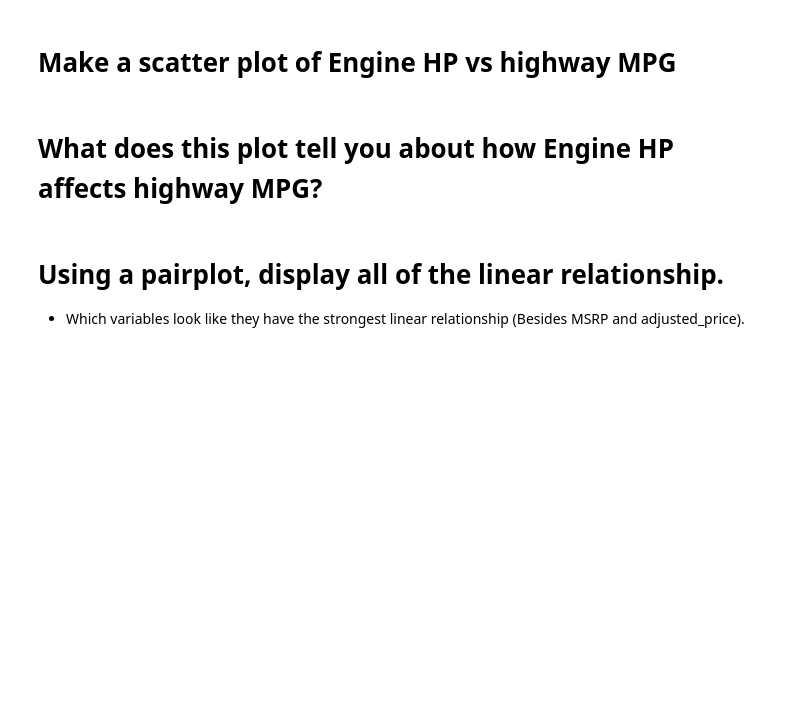
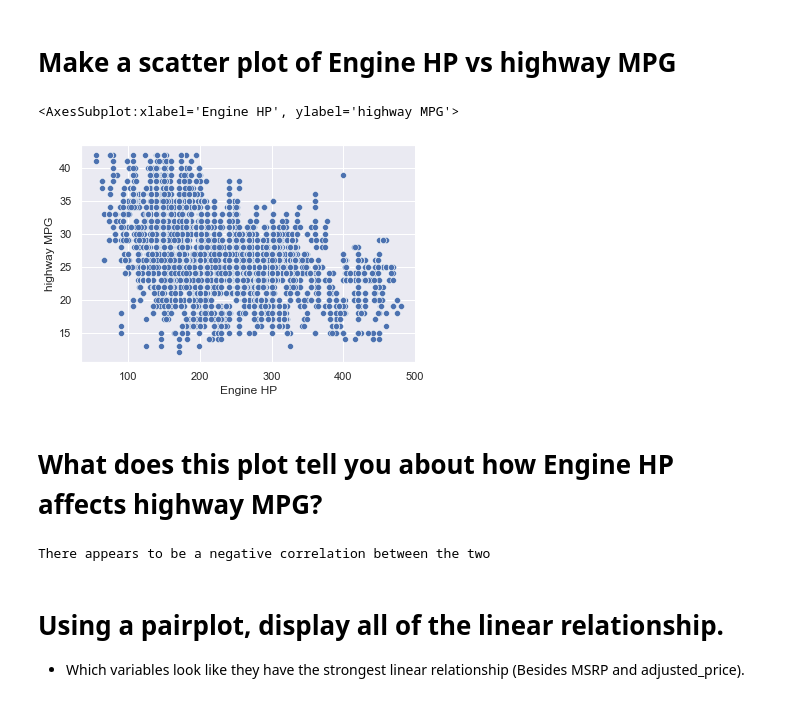
Before and after one commit to SamuelObregon1/2021-fall-data-science, a Jupyter notebook: Week-02-EDA/Exercise-EDA.ipynb, the cells around one changed output. Cells and saved outputs as stored; diff of their text form; code cells hidden in the pictures; blank space fills up the shorter version.

```diff
--- a/Week-02-EDA/Exercise-EDA.ipynb
+++ b/Week-02-EDA/Exercise-EDA.ipynb
@@ -294,12 +332,18 @@ sns.boxplot(data=df,x='highway MPG')
 # Make a scatter plot of Engine HP vs highway MPG
 # %%
 # Make a scatter plot of Engine HP vs highway MPG
+sns.scatterplot(data = df,x="Engine HP",y="highway MPG")
+# %% [output]
+<AxesSubplot:xlabel='Engine HP', ylabel='highway MPG'>
+[figure, added]
 # %% [markdown]
 # What does this plot tell you about how Engine HP affects highway MPG?
 # %%
 # What does this plot tell you about how Engine HP affects highway MPG?
 
-print('Your answer here.')
+print('There appears to be a negative correlation between the two ')
+# %% [output]
+There appears to be a negative correlation between the two
 # %% [markdown]
 # Using a pairplot, display all of the linear relationship.
 * Which variables look like they have the strongest linear relationship (Besides MSRP and adjusted_price).
```
Also changed, not shown: parts of 10 cells of this notebook, 1 other file.
